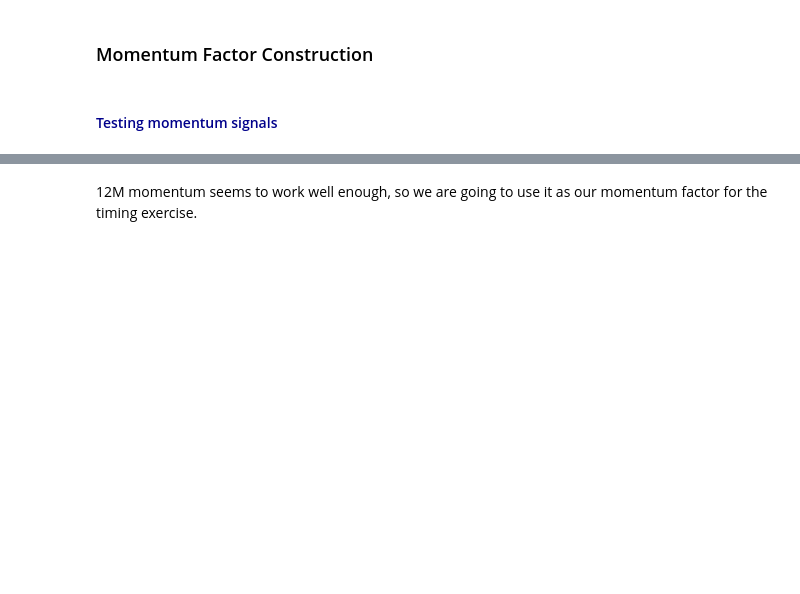
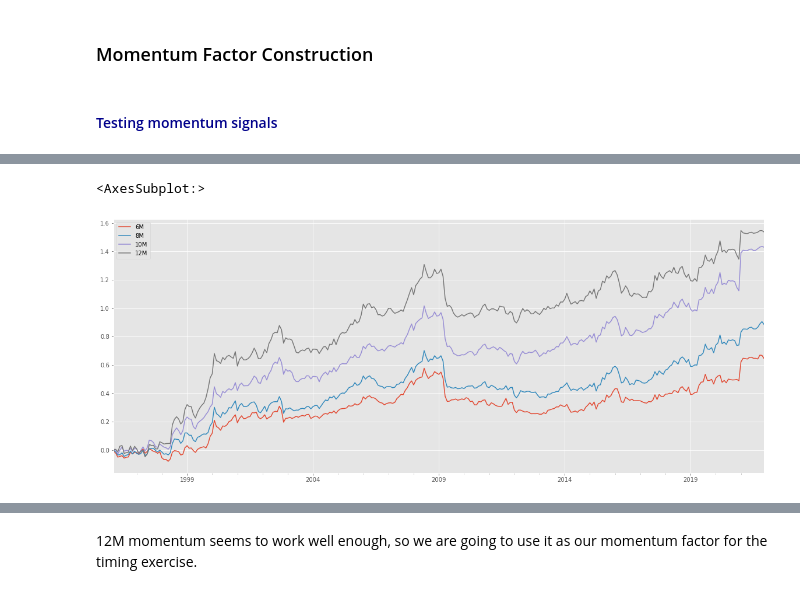
Before and after one commit to charlesyew/quant-methods-project, a Jupyter notebook: Quant Methods Project.ipynb, the cells around one changed output, grey strips where cells are left out. Drawn from its saved outputs; the diff is of its cells as text; code cells hidden in the pictures; blank space fills up the shorter version.

```diff
--- a/Quant Methods Project.ipynb
+++ b/Quant Methods Project.ipynb
@@ -258,0 +334,5 @@ svar_summary.T
+# %%
+mom_ret_df.cumsum().plot(figsize = (20,8))
+# %% [output]
+<AxesSubplot:>
+[figure, added]
```
Also changed, not shown: parts of 78 cells of this notebook.
